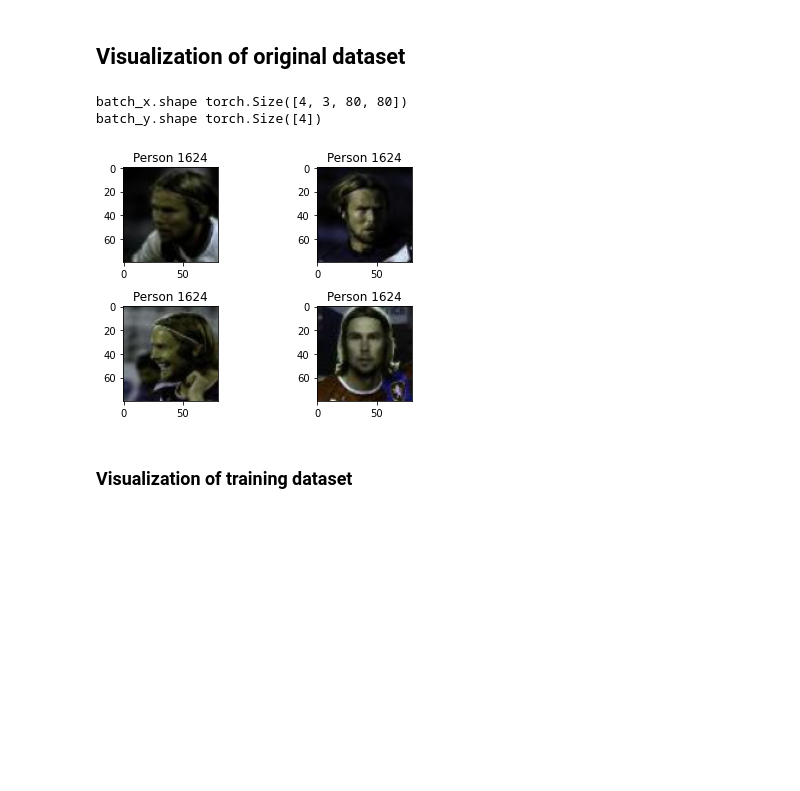
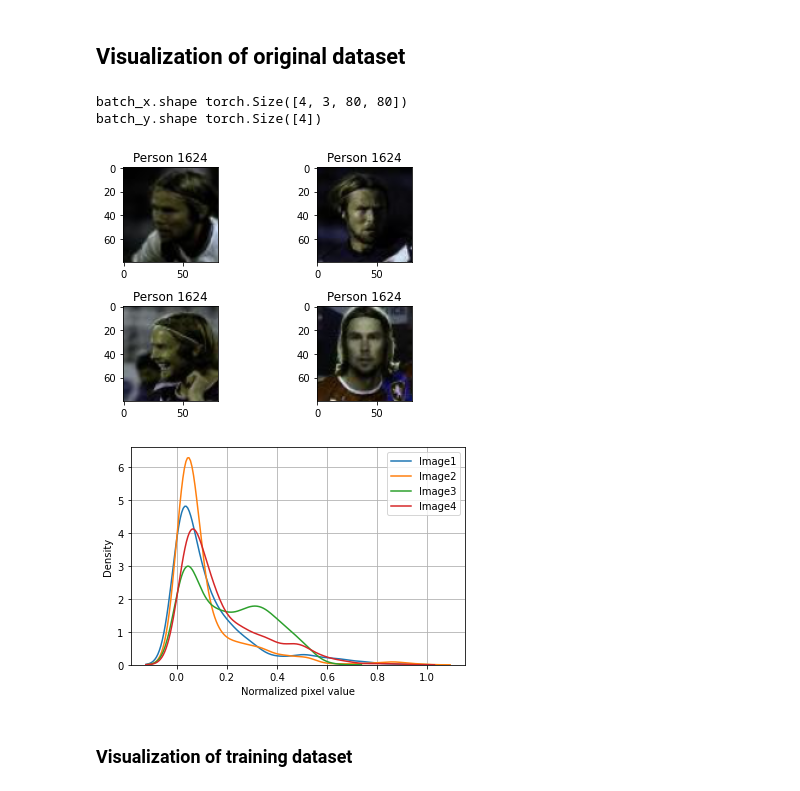
Before and after one commit to alejandroxag/hw2p2, a Jupyter notebook: nbs/face_class_ver.ipynb, the cells around one changed output. Drawn from its saved outputs; the diff is of its cells as text; code cells hidden in the pictures; blank space fills up the shorter version.

```diff
--- a/nbs/face_class_ver.ipynb
+++ b/nbs/face_class_ver.ipynb
@@ -36,6 +39,22 @@ from hyperopt.pyll.base import scope
 from hw2p2.models.resnet import *
 from hw2p2.hyperoptimization import fit_predict
 #from hw2p2.datasets import FaceClassificationDataset, FaceVerificationDataset
+# %%
+#export
+NO_TRANSF = [transforms.ToTensor(),
+             transforms.Resize(80)]
+
+TRAIN_TRANSF = [transforms.Resize(80),
+                transforms.RandomCrop(64),
+                transforms.RandomHorizontalFlip(),
+                transforms.ToTensor(),
+                transforms.Normalize(mean=[0.225, 0.226, 0.225],
+                                     std=[0.5, 0.5, 0.5])]
+
+VAL_TRANSF = [transforms.Resize(80),
+              transforms.ToTensor(),
+              transforms.Normalize(mean=[0.225, 0.226, 0.225],
+                                   std=[0.5, 0.5, 0.5])]
 # %% [markdown]
 # DATASETS
 # %%
@@ -156,39 +161,45 @@ class FaceVerificationDataset(Dataset):
 # %% [markdown]
 ## Visualization of original dataset
 # %%
-no_transf = [transforms.ToTensor(),
-             transforms.Resize(80),
-             #transforms.RandomCrop(64),
-             #transforms.RandomHorizontalFlip(),
-             #transforms.Normalize(mean=[0.485, 0.456, 0.406],
-             #                     std=[0.229, 0.224, 0.225])
-             ]
-dataset = FaceClassificationDataset(trans_list=no_transf, mode='train')
+dataset = FaceClassificationDataset(trans_list=NO_TRANSF, mode='train')
 dataloader = DataLoader(dataset, shuffle=False, batch_size=4, num_workers=0, drop_last=True)
 
 batch_x, batch_y = next(iter(dataloader))
 print("batch_x.shape", batch_x.shape)
 print("batch_y.shape", batch_y.shape)
 
 fig, axs = plt.subplots(2,2)
 axs[0,0].imshow(batch_x[0,:,:,:].permute(1, 2, 0))
 axs[0,0].set_title(f'Person {batch_y[0]}')
 
 axs[0,1].imshow(batch_x[1,:,:,:].permute(1, 2, 0))
 axs[0,1].set_title(f'Person {batch_y[1]}')
 
 axs[1,0].imshow(batch_x[2,:,:,:].permute(1, 2, 0))
 axs[1,0].set_title(f'Person {batch_y[2]}')
 
 axs[1,1].imshow(batch_x[3,:,:,:].permute(1, 2, 0))
 axs[1,1].set_title(f'Person {batch_y[3]}')
 fig.tight_layout()
 plt.savefig('./results/original_dataset.png')
 plt.show()
+
+pixels = batch_x.reshape(len(batch_x), -1)
+sample = np.random.choice(range(pixels.shape[1]), 1000)
+
+ax = sns.kdeplot(data=pixels[0, sample], label='Image1')
+sns.kdeplot(data=pixels[1, sample], label='Image2')
+sns.kdeplot(data=pixels[2, sample], label='Image3')
+sns.kdeplot(data=pixels[3, sample], label='Image4')
+plt.grid()
+plt.legend()
+ax.set(xlabel='Normalized pixel value')
+plt.savefig('./results/original_distribution.png')
 # %% [output]
 batch_x.shape torch.Size([4, 3, 80, 80])
 batch_y.shape torch.Size([4])
 [figure]
+[figure, added]
 # %% [markdown]
 ### Visualization of training dataset
 # %%
```
Also changed, not shown: parts of 7 cells of this notebook.
